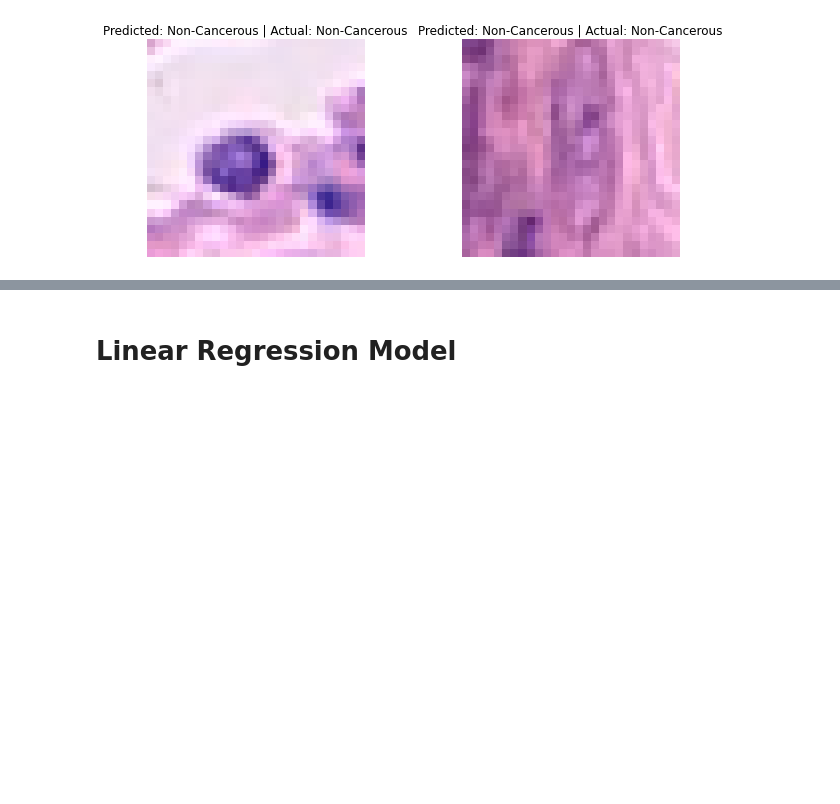
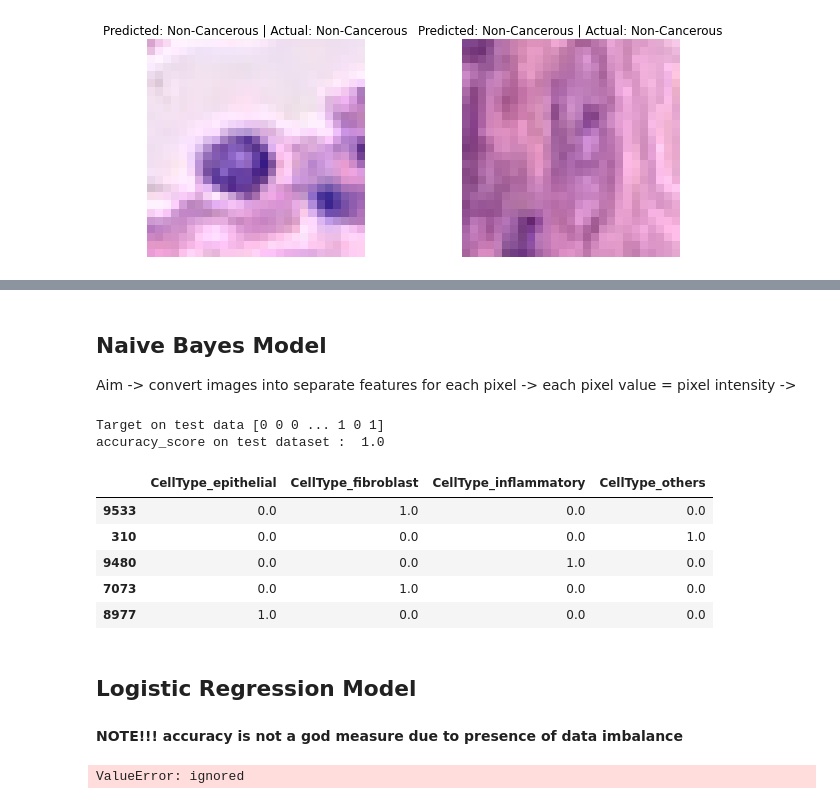
Before and after one commit to Transhumanistx/CML_ColonCancer, a Jupyter notebook: colon_cancer_classification_s3717205.ipynb, the cells around one changed output, grey strips where cells are left out. Cells and saved outputs as stored; diff of their text form; code cells hidden in the pictures; blank space fills up the shorter version.

```diff
--- a/colon_cancer_classification_s3717205.ipynb
+++ b/colon_cancer_classification_s3717205.ipynb
@@ -308,2 +384,45 @@ while z < 5:
+# %% [markdown]
+## Naive Bayes Model
+
+Aim -> convert images into separate features for each pixel -> each pixel value = pixel intensity ->
+# %%
+
+from sklearn.naive_bayes import GaussianNB
+from sklearn.metrics import accuracy_score
+
+train_x = train_data.drop(['isCancerous', 'patientID', 'ImageName', 'cellTypeName'], axis=1)
+train_y = train_data['isCancerous']
+
+# seperate the independent and target variable on testing data
+test_x = test_data.drop(['isCancerous', 'patientID', 'ImageName', 'cellTypeName'],axis=1)
+test_y = test_data['isCancerous']
+
+
+NBmodel = GaussianNB()
+
+# fit the model with the training data
+NBmodel.fit(train_x,train_y)
+
+# predict the target on the test dataset
+predict_test = NBmodel.predict(test_x)
+print('Target on test data',predict_test)
+
+# Accuracy Score on test dataset
+accuracy_test = accuracy_score(test_y,predict_test)
+print('accuracy_score on test dataset : ', accuracy_test)
+# %% [output]
+Target on test data [0 0 0 ... 1 0 1]
+accuracy_score on test dataset :  1.0
+# %%
+train_x.head()
+# %% [output]
+|  | CellType_epithelial | CellType_fibroblast | CellType_inflammatory | CellType_others |
+| 9533 | 0.0 | 1.0 | 0.0 | 0.0 |
+| 310 | 0.0 | 0.0 | 0.0 | 1.0 |
+| 9480 | 0.0 | 0.0 | 1.0 | 0.0 |
+| 7073 | 0.0 | 1.0 | 0.0 | 0.0 |
+| 8977 | 1.0 | 0.0 | 0.0 | 0.0 |
 # %% [markdown]
-# Linear Regression Model
+## Logistic Regression Model
+# %% [markdown]
+**NOTE!!! accuracy is not a god measure due to presence of data imbalance**
@@ -309,0 +449,11 @@ while z < 5:
+# %%
+from sklearn.linear_model import LogisticRegression
+clf = LogisticRegression(random_state=0, penalty='none', solver='saga',
+                         max_iter=1000,
+                         class_weight='balanced').fit(train_X, train_y.ravel())
+
+train_f1, val_f1 = get_f1_scores(clf, train_data, train_y, val_X, val_y)
+print("Train F1-Score score: {:.3f}".format(train_f1))
+print("Validation F1-Score score: {:.3f}".format(val_f1))
+# %% [output]
+ValueError: ignored
```
Also changed, not shown: parts of 29 cells of this notebook.
